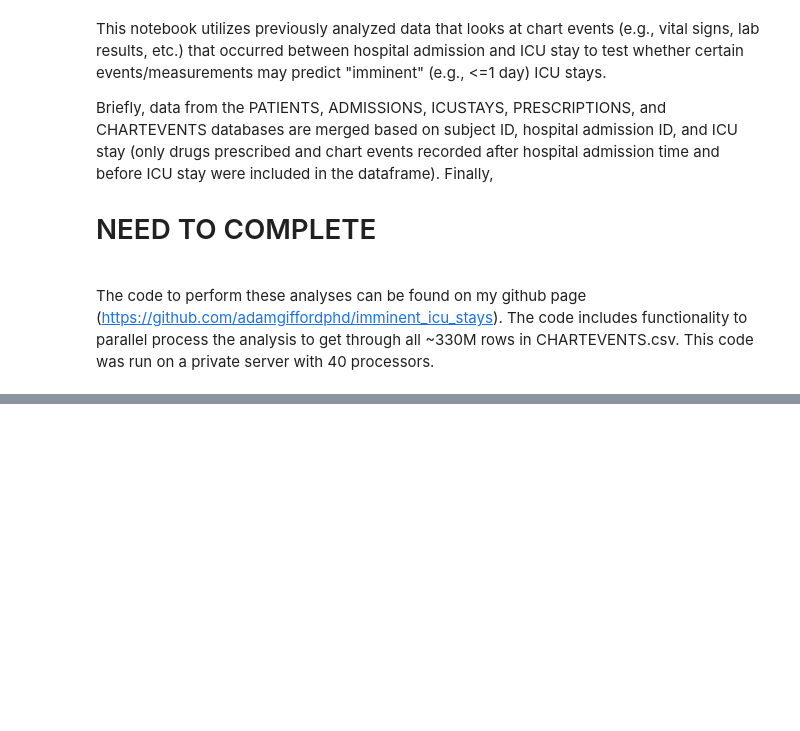
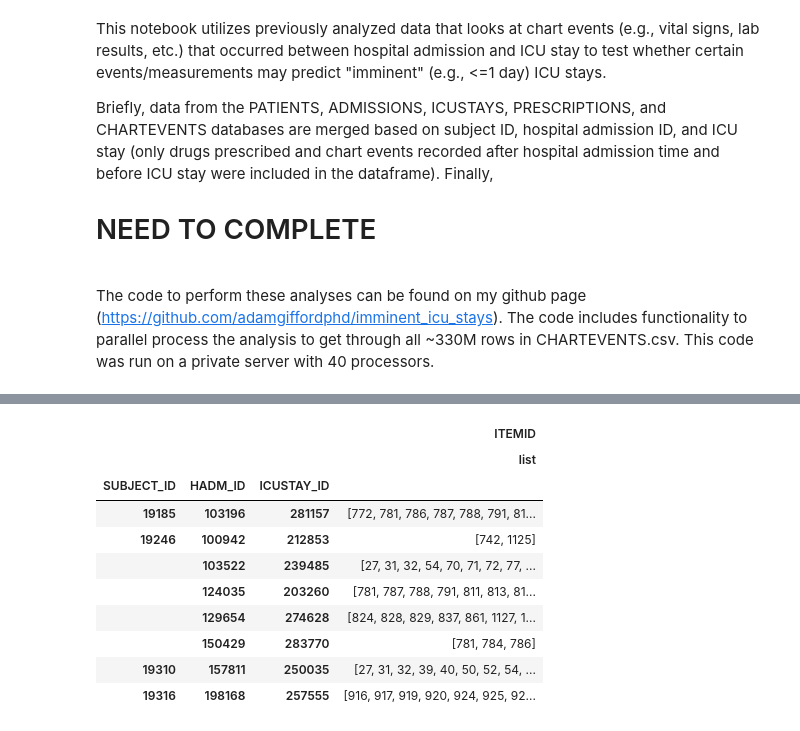
Before and after one commit to adamgiffordphd/imminent_icu_stays, a Jupyter notebook: plot_summary_chartEvents_and_icustays.ipynb, the cells around one changed output, grey strips where cells are left out. Cells and saved outputs as stored; diff of their text form; code cells hidden in the pictures; blank space fills up the shorter version.

```diff
--- a/plot_summary_chartEvents_and_icustays.ipynb
+++ b/plot_summary_chartEvents_and_icustays.ipynb
@@ -19,0 +60,4 @@ pckl_files = glob.glob("20200811/*.pickle")
+# %%
+from numpy import nansum, nanmean, unique
+df_bySubjAdICU = df.groupby(['SUBJECT_ID','HADM_ID','ICUSTAY_ID']).agg({'ITEMID': [list]})
+                                                                        #'DAYS_ADM_TO_ICU': [nanmean],'DAYS_ADM_TO_DRUG': [nanmean],'DAYS_DRUG_BEFORE_ICU': [nanmean]})
@@ -19,0 +69,15 @@ pckl_files = glob.glob("20200811/*.pickle")
+# %%
+df_bySubjAdICU[('ITEMID','list')] = df_bySubjAdICU[('ITEMID','list')].apply(lambda x: unique(x))
+df_bySubjAdICU
+# %% [output]
+|  |  |  | ITEMID |
+|  |  |  | list |
+| SUBJECT_ID | HADM_ID | ICUSTAY_ID |  |
+| 19185 | 103196 | 281157 | [772, 781, 786, 787, 788, 791, 81... |
+| 19246 | 100942 | 212853 | [742, 1125] |
+|  | 103522 | 239485 | [27, 31, 32, 54, 70, 71, 72, 77, ... |
+|  | 124035 | 203260 | [781, 787, 788, 791, 811, 813, 81... |
+|  | 129654 | 274628 | [824, 828, 829, 837, 861, 1127, 1... |
+|  | 150429 | 283770 | [781, 784, 786] |
+| 19310 | 157811 | 250035 | [27, 31, 32, 39, 40, 50, 52, 54, ... |
+| 19316 | 198168 | 257555 | [916, 917, 919, 920, 924, 925, 92... |
```
Also changed, not shown: parts of 10 cells of this notebook.
